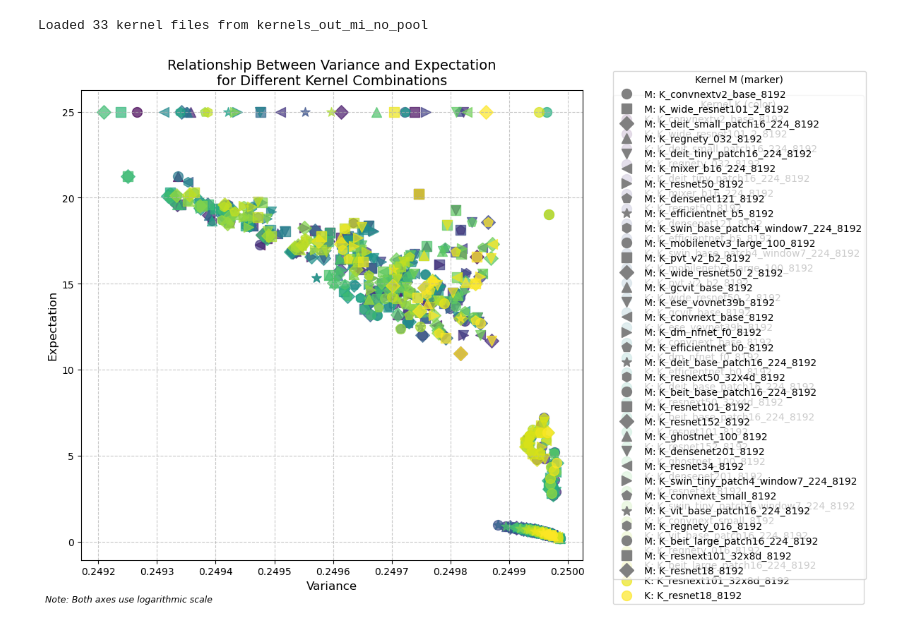
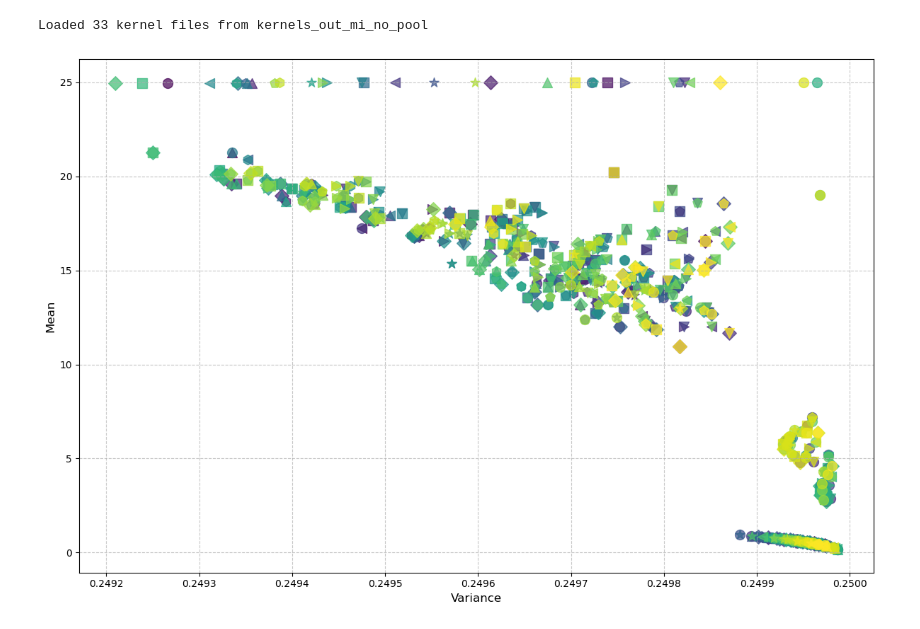
Before and after one commit to niketp03/BirthOfSSL, a Jupyter notebook: imagenet/evalkernels.ipynb, the cells around one changed output. Drawn from its saved outputs; the diff is of its cells as text; code cells hidden in the pictures.

Commit message:
made images better

```diff
--- a/imagenet/evalkernels.ipynb
+++ b/imagenet/evalkernels.ipynb
@@ -87,43 +91,44 @@ plotted_M = set()
 
 for K_idx in range(len(kernels)):
     for M_idx in range(len(kernels)):
         y_val = expectations[K_idx, M_idx]
         x_val = variances[K_idx, M_idx]
 
         k_label = f"K: {names[K_idx]}" if names[K_idx] not in plotted_K else None
         if k_label:
             plotted_K.add(names[K_idx])
 
         plt.scatter(x_val, y_val,
                     s=100,
                     color=colors[K_idx],
                     marker=markers[M_idx % len(markers)],
                     alpha=0.7,
                     label=k_label)
 
 from matplotlib.lines import Line2D
 legend_elements = [Line2D([0], [0], marker=markers[i % len(markers)], color='gray',
                          label=f"M: {names[i]}", markersize=10, linestyle='None')
                   for i in range(len(names))]
 
-first_legend = plt.legend(title="Kernel K (color)", bbox_to_anchor=(1.05, 1), loc='upper left')
-plt.gca().add_artist(first_legend)
+#first_legend = plt.legend(title="Kernel K (color)", bbox_to_anchor=(1.05, 1), loc='upper left')
+#plt.gca().add_artist(first_legend)
 
-plt.legend(handles=legend_elements, title="Kernel M (marker)",
-           bbox_to_anchor=(1.05, 0.5), loc='center left')
+#plt.legend(handles=legend_elements, title="Kernel M (marker)",
+#           bbox_to_anchor=(1.05, 0.5), loc='center left')
 
-plt.ylabel('Expectation', fontsize=12)
+plt.ylabel('Mean', fontsize=12)
 plt.xlabel('Variance', fontsize=12)
-plt.title('Relationship Between Variance and Expectation\nfor Different Kernel Combinations', fontsize=14)
+#plt.title('Relationship Between Variance and Expectation\nfor Different Kernel Combinations', fontsize=14)
 plt.grid(True, linestyle='--', alpha=0.7)
 
-plt.figtext(0.01, 0.01, "Note: Both axes use logarithmic scale",
-            fontsize=9, style='italic', ha='left')
+plt.tight_layout()
 
-plt.tight_layout()
+#save to pdf
+plt.savefig("kernel_expectation_variance_comparision2.pdf", dpi=300, bbox_inches='tight')
+
 plt.show()
 # %% [output]
-[figure, old version]
+[figure, new version]
 # %%
 plt.figure(figsize=(12,8))
 
```
Also changed, not shown: parts of 4 cells of this notebook, 9 other files.
